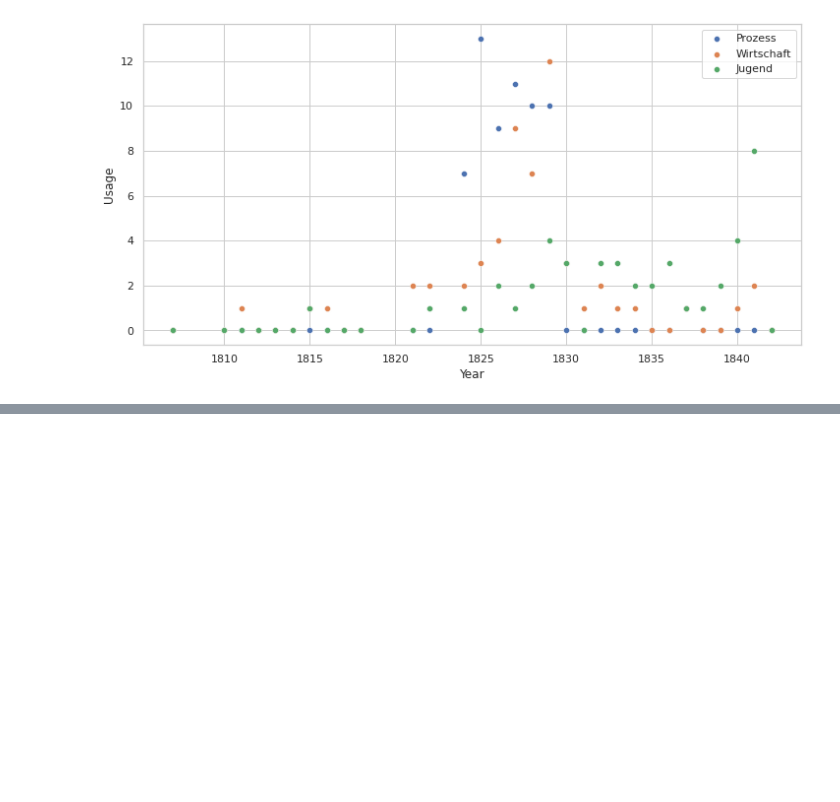
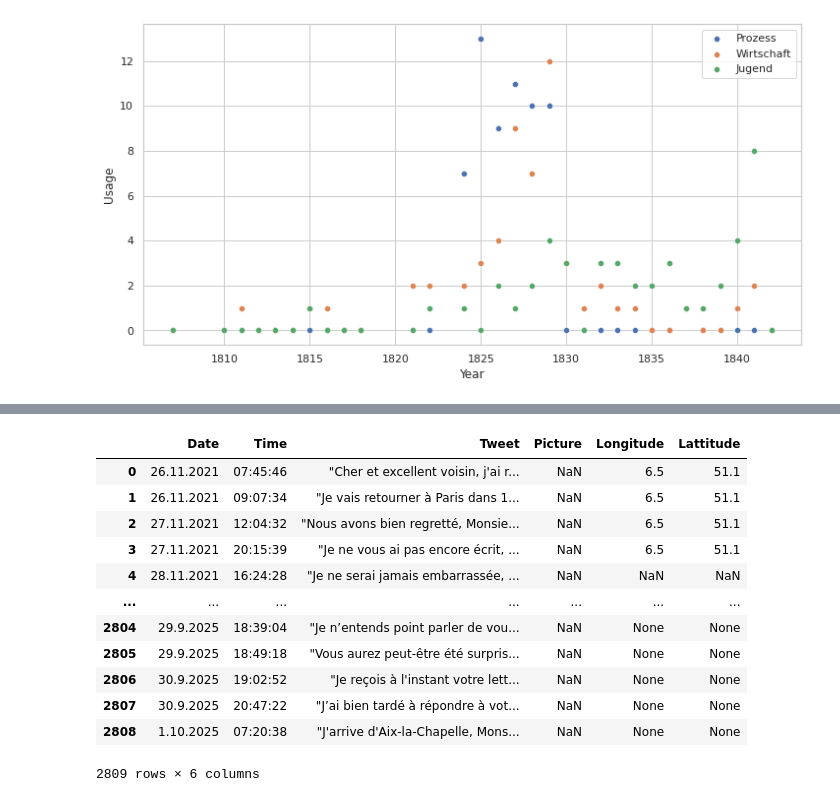
Before and after one commit to ElodieXVI/Datathon-Constance-de-Salm, a Jupyter notebook: Constance_de_Salm.ipynb, the cells around one changed output, grey strips where cells are left out. Drawn from its saved outputs; the diff is of its cells as text; code cells hidden in the pictures; blank space fills up the shorter version.

Commit message:
Test commint for Twitter_Data

```diff
--- a/Constance_de_Salm.ipynb
+++ b/Constance_de_Salm.ipynb
@@ -168,3 +168,10 @@ def visualize_keywords(data: pd.DataFrame, keywords):
 visualize_keywords(df_part, ['Prozess', 'Wirtschaft', 'Jugend'])
 # %% [output]
 [figure]
+# %%
+dyck_df = df.loc[df.Bestand == "Schloss Dyck"]
+persons = []
+for i, v in dyck_df.iterrows():
+    persons.append(v["Verfasser"])
+    persons.append(v[" Empfänger"])
+len(set(persons))
@@ -170,0 +180,16 @@ visualize_keywords(df_part, ['Prozess', 'Wirtschaft', 'Jugend'])
+# %%
+df_cds = pd.DataFrame(columns=list(df))
+for i, v in df.iterrows():
+    if type(v["Verfasser"]) is not str: continue
+    if re.search(r'.*Constance.*', v["Verfasser"]):
+        df_cds = df_cds.append(v, ignore_index=True)
+df_cds.to_excel("Lettre_de_CdS.xlsx", encoding="utf8")
+# %%
+length = []
+for i, v in df_cds.iterrows():
+    tweet = '"{0}" à {1}, {2} ({3})'.format(v["Anfang des Briefes"],
+                                            v[" Empfänger"],
+                                            v["Datierung (JJJJ-MM-TT)"],
+                                            v["URL"])
+    length.append(len(tweet))
+to_long = list(filter(lambda x: x>280, length))
@@ -170,0 +265,16 @@ visualize_keywords(df_part, ['Prozess', 'Wirtschaft', 'Jugend'])
+# %%
+tweets_df
+# %% [output]
+|  | Date | Time | Tweet | Picture | Longitude | Lattitude |
+| 0 | 26.11.2021 | 07:45:46 | "Cher et excellent voisin, j'ai r... | NaN | 6.5 | 51.1 |
+| 1 | 26.11.2021 | 09:07:34 | "Je vais retourner à Paris dans 1... | NaN | 6.5 | 51.1 |
+| 2 | 27.11.2021 | 12:04:32 | "Nous avons bien regretté, Monsie... | NaN | 6.5 | 51.1 |
+| 3 | 27.11.2021 | 20:15:39 | "Je ne vous ai pas encore écrit, ... | NaN | 6.5 | 51.1 |
+| 4 | 28.11.2021 | 16:24:28 | "Je ne serai jamais embarrassée, ... | NaN | NaN | NaN |
+| ... | ... | ... | ... | ... | ... | ... |
+| 2804 | 29.9.2025 | 18:39:04 | "Je n’entends point parler de vou... | NaN | None | None |
+| 2805 | 29.9.2025 | 18:49:18 | "Vous aurez peut-être été surpris... | NaN | None | None |
+| 2806 | 30.9.2025 | 19:02:52 | "Je reçois à l'instant votre lett... | NaN | None | None |
+| 2807 | 30.9.2025 | 20:47:22 | "J’ai bien tardé à répondre à vot... | NaN | None | None |
+| 2808 | 1.10.2025 | 07:20:38 | "J'arrive d'Aix-la-Chapelle, Mons... | NaN | None | None |
+2809 rows × 6 columns
```
Also changed, not shown: parts of 4 cells of this notebook.
